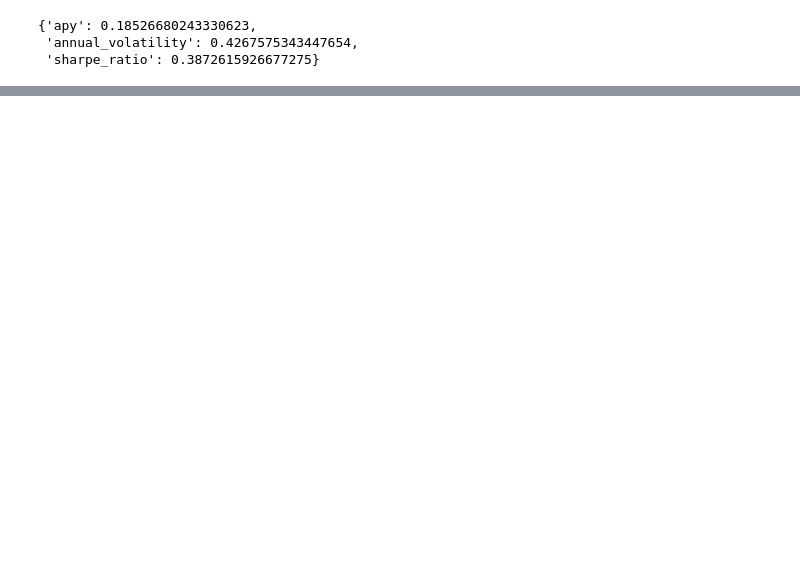
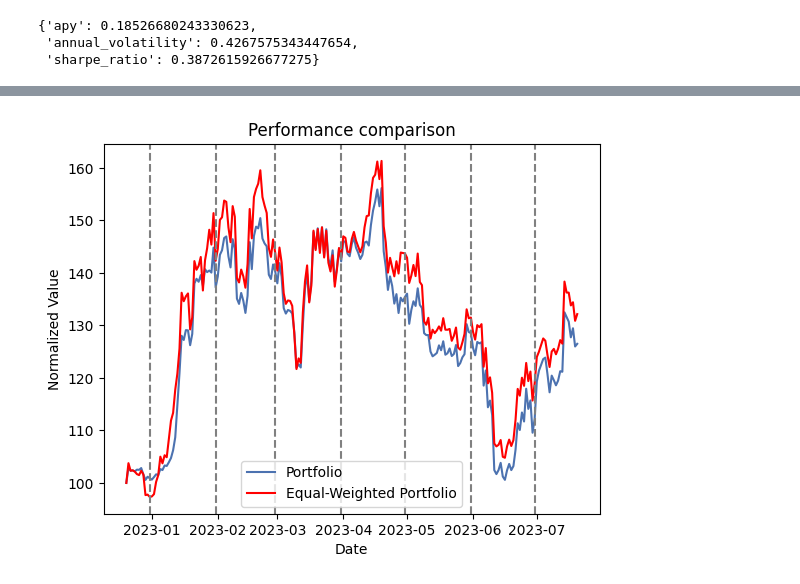
Before and after one commit to arguiot/portfolio, a Jupyter notebook: portfolio.ipynb, the cells around one changed output, grey strips where cells are left out. Saved outputs shown, nothing was run; the diff lists cells and outputs as text; code cells hidden in the pictures; blank space fills up the shorter version.

```diff
--- a/portfolio.ipynb
+++ b/portfolio.ipynb
@@ -171,22 +185,23 @@ from portfolio_optimization.backtesting.Backtesting import Backtest
 portfolio = Portfolio(
     weights=markowitz_weights,
     base_value=1000,
-    initial_prices=df.iloc[0],
+    initial_prices=df.iloc[155],
     optimiser=Markowitz,
 )
 
 from dateutil.relativedelta import relativedelta
 
+start_date_portfolio = df.index[0] + relativedelta(months=5)
 backtest = Backtest(
     portfolio=portfolio,
-    start_date=df.index[0] + relativedelta(months=5),
+    start_date=start_date_portfolio,
     end_date=df.index[-1],
-    rebalance_frequency="W",
+    rebalance_frequency="M",
     data=df,
 )
 
 
 portfolio_value, rebalance_dates, portfolio_compositions = backtest.run_backtest(look_back_period=5)
-portfolio_compositions
+portfolio_value = portfolio_value.dropna()
 # %% [output]
 at least one of the assets must have an expected return exceeding the risk-free rate
@@ -337,0 +282,39 @@ KeyError: NaT
+# %%
+# Calculate the first date of the portfolio
+start_date_portfolio = portfolio_value['Portfolio Value'].index.min()
+
+# Normalize prices of each asset at the start date of the portfolio
+df_normalized = df / df.loc[start_date_portfolio]
+
+# Calculate the daily equal-weighted return
+df['equal_weighted'] = df_normalized.mean(axis=1)
+
+# Normalize our portfolio and equally-weighted series to 100 at the start date of the portfolio
+portfolio_normalized = 100 * portfolio_value['Portfolio Value'] / portfolio_value['Portfolio Value'].loc[start_date_portfolio]
+equal_weighted_normalized = 100 * df['equal_weighted'] / df['equal_weighted'].loc[start_date_portfolio]
+
+# Only consider the series after the portfolio start date
+equal_weighted_normalized = equal_weighted_normalized[equal_weighted_normalized.index >= start_date_portfolio]
+portfolio_normalized = portfolio_normalized[portfolio_normalized.index >= start_date_portfolio]
+
+fig, ax = plt.subplots()
+
+# Plot our normalized portfolio value
+ax.plot(portfolio_normalized.index, portfolio_normalized, label='Portfolio')
+
+# Plot the normalized equal-weighted portfolio
+ax.plot(equal_weighted_normalized.index, equal_weighted_normalized, label='Equal-Weighted Portfolio', color='red')
+
+# Visualize rebalance dates with vertical lines
+for date in rebalance_dates:
+    if date >= start_date_portfolio:
+        ax.axvline(x=date, color='gray', linestyle='--')
+
+ax.set_xlabel("Date")
+ax.set_ylabel("Normalized Value")
+ax.legend()
+plt.title("Performance comparison")
+
+plt.show()
+# %% [output]
+[figure, added]
```
Also changed, not shown: parts of 7 cells of this notebook, 6 other files.
